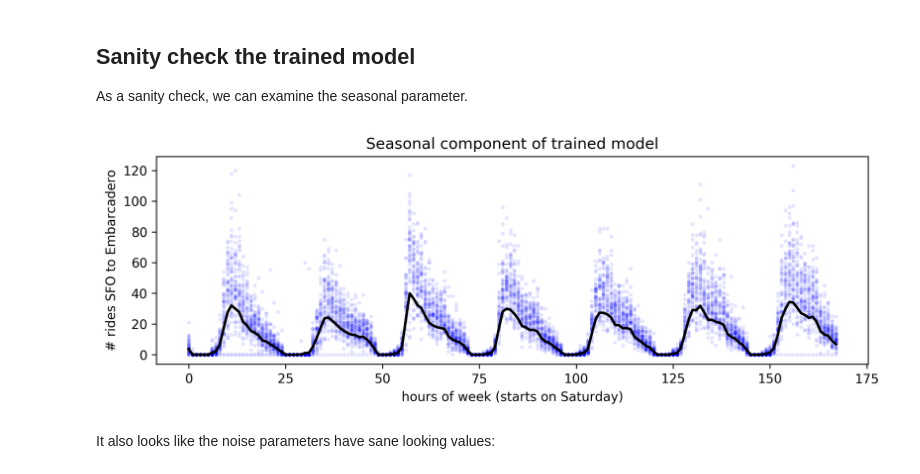
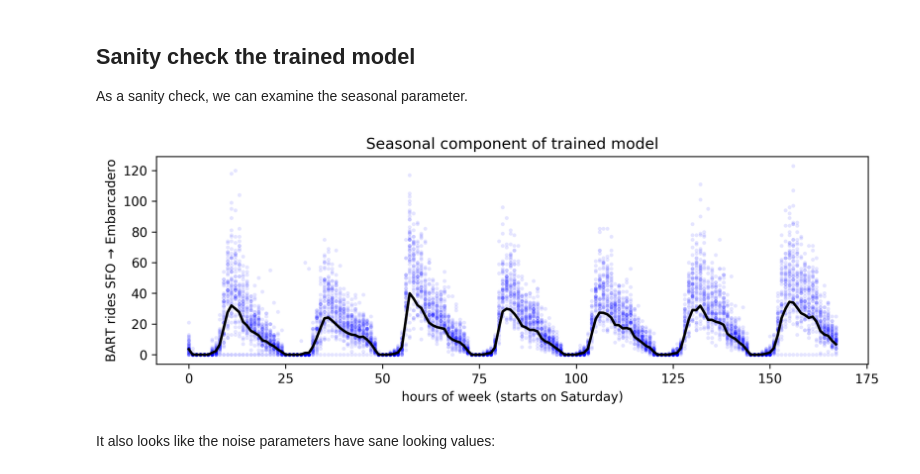
Before and after one commit to pyro-ppl/sandbox, a Jupyter notebook: 2019-08-time-series/part_iii_custom.ipynb, the cells around one changed output. Cells and saved outputs as stored; diff of their text form; code cells hidden in the pictures.

```diff
--- a/2019-08-time-series/part_iii_custom.ipynb
+++ b/2019-08-time-series/part_iii_custom.ipynb
@@ -208,13 +208,13 @@ As a sanity check, we can examine the seasonal parameter.
 # %%
 pyplot.figure(figsize=(10, 3), dpi=300)
 pyplot.plot(hour_of_week.numpy(), counts.numpy(), 'b.', alpha=0.1, markeredgewidth=0)
 pyplot.plot(hour_of_week[:24 * 7].numpy(),
             pyro.param("seasonal").detach().exp().numpy(), "k-", lw=2)
 pyplot.xlabel("hours of week (starts on Saturday)")
-pyplot.ylabel("# rides SFO to Embarcadero")
+pyplot.ylabel("BART rides SFO → Embarcadero")
 pyplot.title("Seasonal component of trained model");
 # %% [output]
-[figure, old version]
+[figure, new version]
 # %% [markdown]
 It also looks like the noise parameters have sane looking values:
 # %%
```
Also changed, not shown: parts of 9 cells of this notebook, 1 other file.
